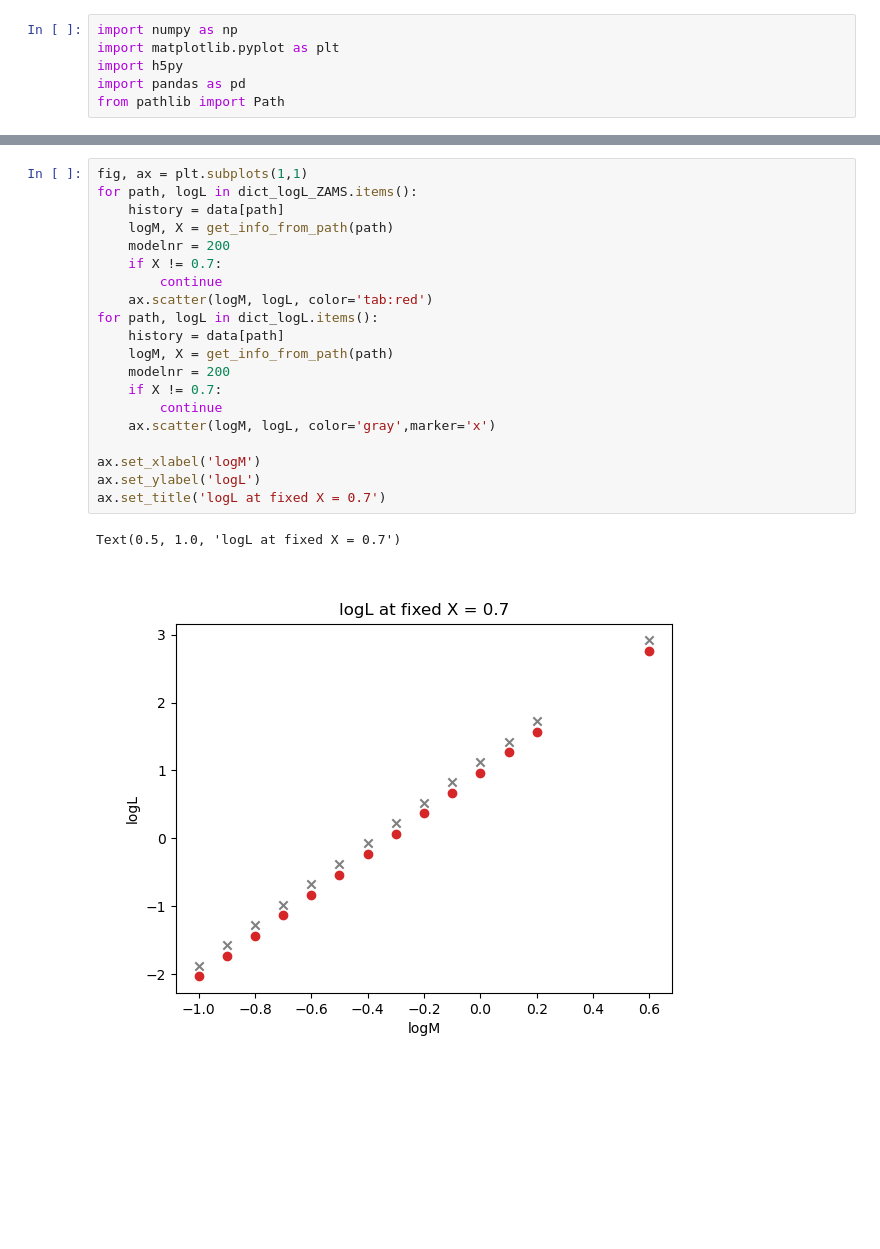
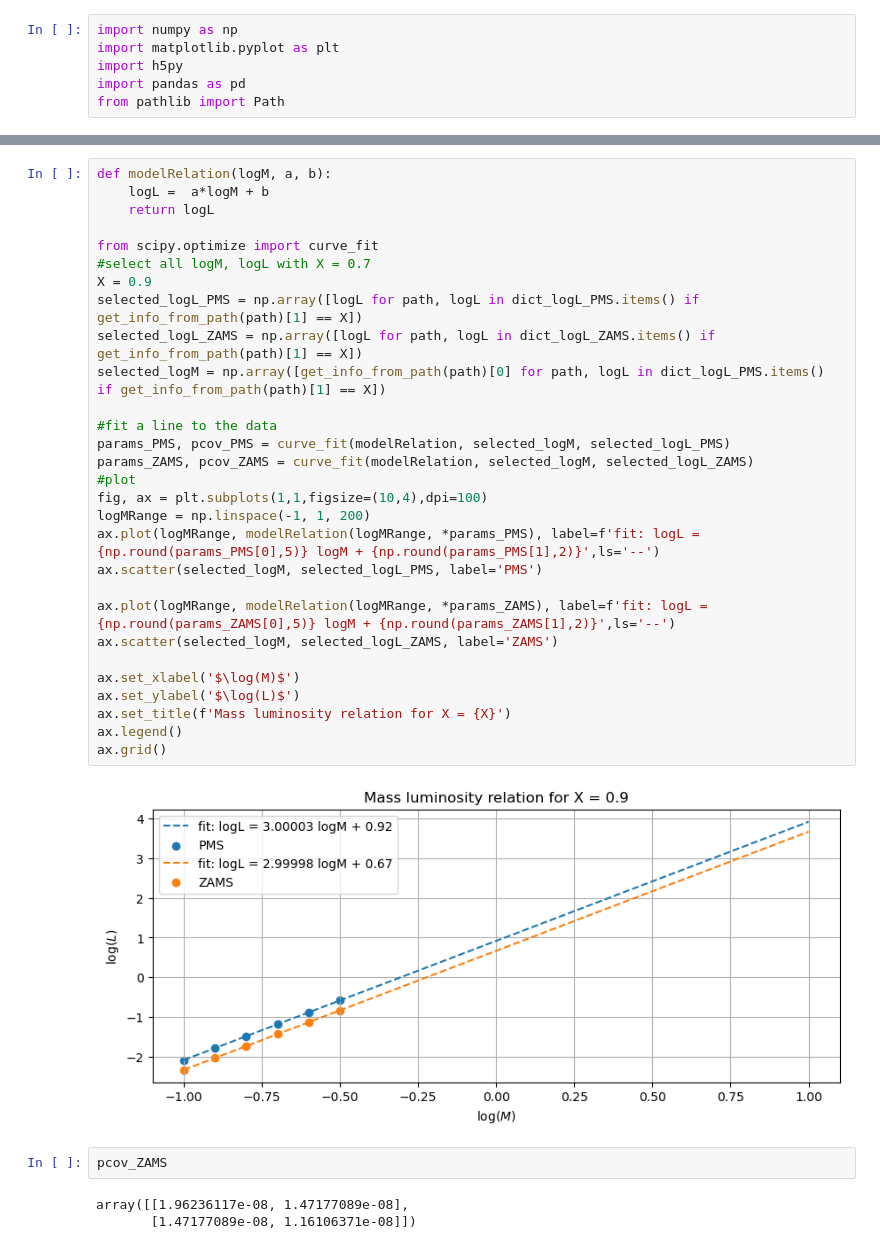
Before and after one commit to Jems-jl/Jems.jl, a Jupyter notebook: HomologyTesting/plots2.ipynb, the cells around one changed output, grey strips where cells are left out. Saved outputs shown, nothing was run; the diff lists cells and outputs as text; blank space fills up the shorter version.

```diff
--- a/HomologyTesting/plots2.ipynb
+++ b/HomologyTesting/plots2.ipynb
@@ -137,23 +129,36 @@ ax.semilogx()
-# %%
-fig, ax = plt.subplots(1,1)
-for path, logL in dict_logL_ZAMS.items():
-    history = data[path]
-    logM, X = get_info_from_path(path)
-    modelnr = 200
-    if X != 0.7:
-        continue
-    ax.scatter(logM, logL, color='tab:red')
-for path, logL in dict_logL.items():
-    history = data[path]
-    logM, X = get_info_from_path(path)
-    modelnr = 200
-    if X != 0.7:
-        continue
-    ax.scatter(logM, logL, color='gray',marker='x')
-
-ax.set_xlabel('logM')
-ax.set_ylabel('logL')
-ax.set_title('logL at fixed X = 0.7')
-# %% [output]
-Text(0.5, 1.0, 'logL at fixed X = 0.7')
-[figure, removed]
+# %%
+def modelRelation(logM, a, b):
+    logL =  a*logM + b
+    return logL
+
+from scipy.optimize import curve_fit
+#select all logM, logL with X = 0.7
+X = 0.9
+selected_logL_PMS = np.array([logL for path, logL in dict_logL_PMS.items() if get_info_from_path(path)[1] == X])
+selected_logL_ZAMS = np.array([logL for path, logL in dict_logL_ZAMS.items() if get_info_from_path(path)[1] == X])
+selected_logM = np.array([get_info_from_path(path)[0] for path, logL in dict_logL_PMS.items() if get_info_from_path(path)[1] == X])
+
+#fit a line to the data
+params_PMS, pcov_PMS = curve_fit(modelRelation, selected_logM, selected_logL_PMS)
+params_ZAMS, pcov_ZAMS = curve_fit(modelRelation, selected_logM, selected_logL_ZAMS)
+#plot
+fig, ax = plt.subplots(1,1,figsize=(10,4),dpi=100)
+logMRange = np.linspace(-1, 1, 200)
+ax.plot(logMRange, modelRelation(logMRange, *params_PMS), label=f'fit: logL = {np.round(params_PMS[0],5)} logM + {np.round(params_PMS[1],2)}',ls='--')
+ax.scatter(selected_logM, selected_logL_PMS, label='PMS')
+
+ax.plot(logMRange, modelRelation(logMRange, *params_ZAMS), label=f'fit: logL = {np.round(params_ZAMS[0],5)} logM + {np.round(params_ZAMS[1],2)}',ls='--')
+ax.scatter(selected_logM, selected_logL_ZAMS, label='ZAMS')
+
+ax.set_xlabel('$\log(M)$')
+ax.set_ylabel('$\log(L)$')
+ax.set_title(f'Mass luminosity relation for X = {X}')
+ax.legend()
+ax.grid()
+# %% [output]
+[figure, added]
+# %%
+pcov_ZAMS
+# %% [output]
+array([[1.96236117e-08, 1.47177089e-08],
+       [1.47177089e-08, 1.16106371e-08]])
```
Also changed, not shown: parts of 13 cells of this notebook, 1 other file.
